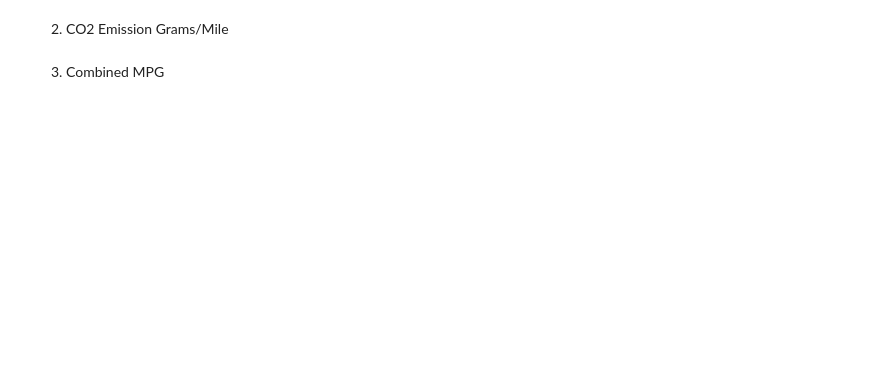
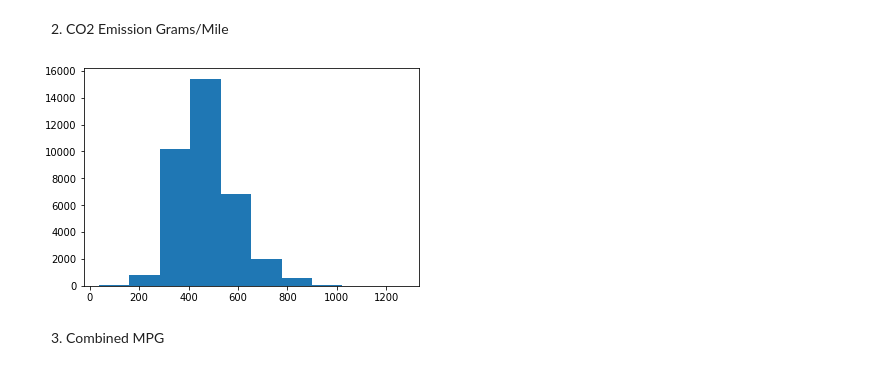
Before and after one commit to ta-data-pt-rmt/lab-prob-distributions, a Jupyter notebook: your-code/continuous.ipynb, the cells around one changed output. Saved outputs shown, nothing was run; the diff lists cells and outputs as text; code cells hidden in the pictures; blank space fills up the shorter version.

```diff
--- a/your-code/continuous.ipynb
+++ b/your-code/continuous.ipynb
@@ -80,6 +122,10 @@ Then plot the histograms for the following variables:
 2. CO2 Emission Grams/Mile
 # %%
 # your code here
+plt.hist(vehicles['CO2 Emission Grams/Mile'])
+plt.show()
+# %% [output]
+[figure, added]
 # %% [markdown]
 3. Combined MPG
 # %%
```
Also changed, not shown: parts of 23 cells of this notebook, 1 other file.
